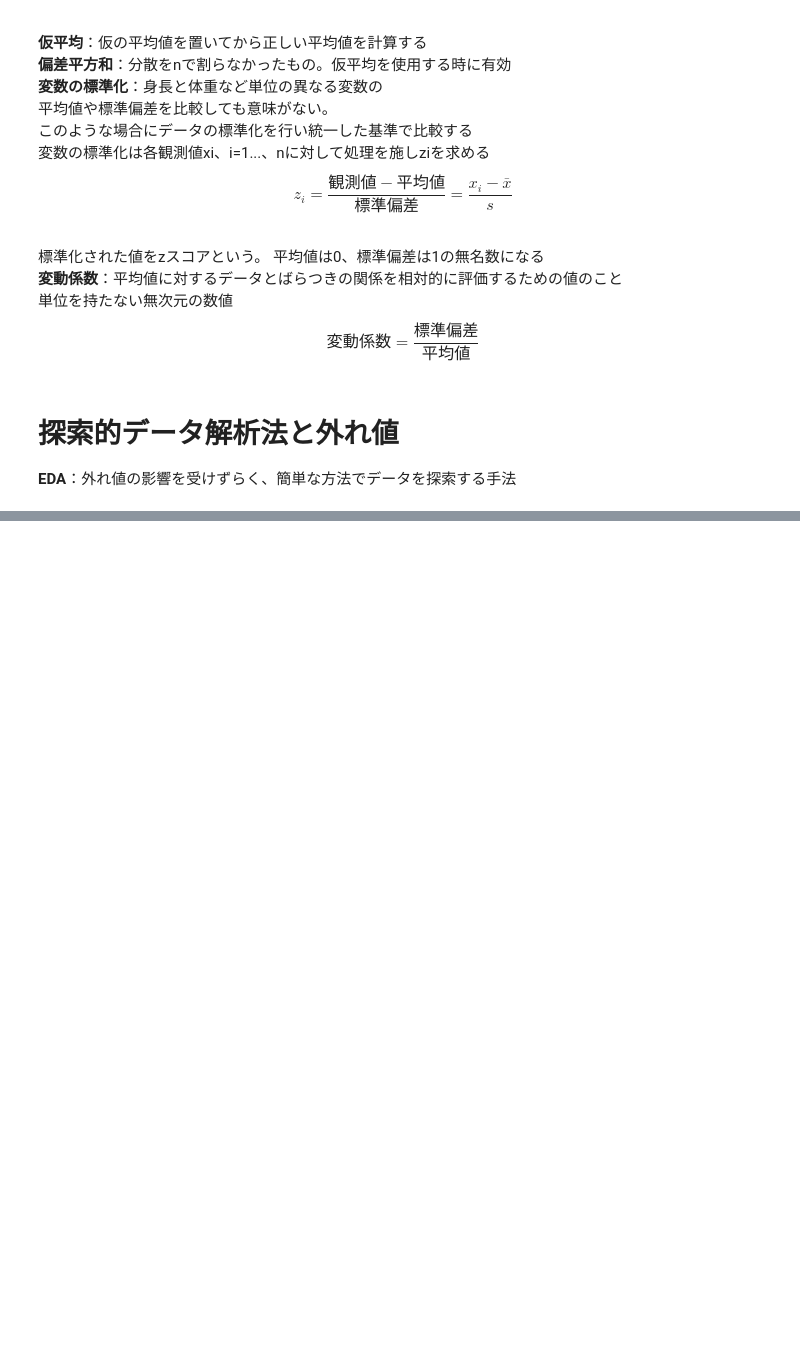
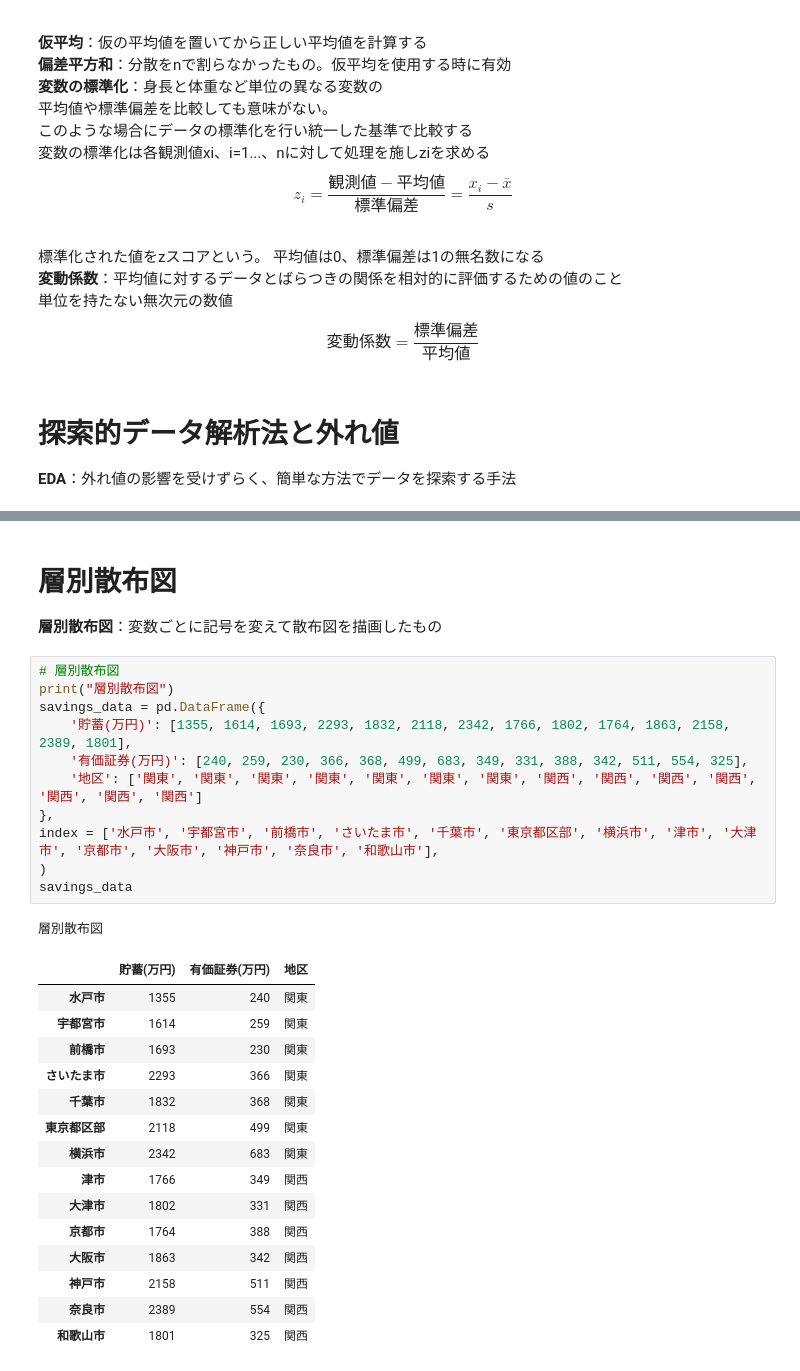
Before and after one commit to sakuragi-zero/yatteiki, a Jupyter notebook: statistics/Chapter1_4.ipynb, the cells around one changed output, grey strips where cells are left out. Drawn from its saved outputs; the diff is of its cells as text; blank space fills up the shorter version.

```diff
--- a/statistics/Chapter1_4.ipynb
+++ b/statistics/Chapter1_4.ipynb
@@ -257,0 +254,31 @@ $$
+# %% [markdown]
+# 層別散布図
+**層別散布図**：変数ごとに記号を変えて散布図を描画したもの
+# %%
+# 層別散布図
+print("層別散布図")
+savings_data = pd.DataFrame({
+    '貯蓄(万円)': [1355, 1614, 1693, 2293, 1832, 2118, 2342, 1766, 1802, 1764, 1863, 2158, 2389, 1801],
+    '有価証券(万円)': [240, 259, 230, 366, 368, 499, 683, 349, 331, 388, 342, 511, 554, 325],
+    '地区': ['関東', '関東', '関東', '関東', '関東', '関東', '関東', '関西', '関西', '関西', '関西', '関西', '関西', '関西']
+},
+index = ['水戸市', '宇都宮市', '前橋市', 'さいたま市', '千葉市', '東京都区部', '横浜市', '津市', '大津市', '京都市', '大阪市', '神戸市', '奈良市', '和歌山市'],
+)
+savings_data
+# %% [output]
+層別散布図
+|  | 貯蓄(万円) | 有価証券(万円) | 地区 |
+| 水戸市 | 1355 | 240 | 関東 |
+| 宇都宮市 | 1614 | 259 | 関東 |
+| 前橋市 | 1693 | 230 | 関東 |
+| さいたま市 | 2293 | 366 | 関東 |
+| 千葉市 | 1832 | 368 | 関東 |
+| 東京都区部 | 2118 | 499 | 関東 |
+| 横浜市 | 2342 | 683 | 関東 |
+| 津市 | 1766 | 349 | 関西 |
+| 大津市 | 1802 | 331 | 関西 |
+| 京都市 | 1764 | 388 | 関西 |
+| 大阪市 | 1863 | 342 | 関西 |
+| 神戸市 | 2158 | 511 | 関西 |
+| 奈良市 | 2389 | 554 | 関西 |
+| 和歌山市 | 1801 | 325 | 関西 |
```
Also changed, not shown: parts of 21 cells of this notebook.
